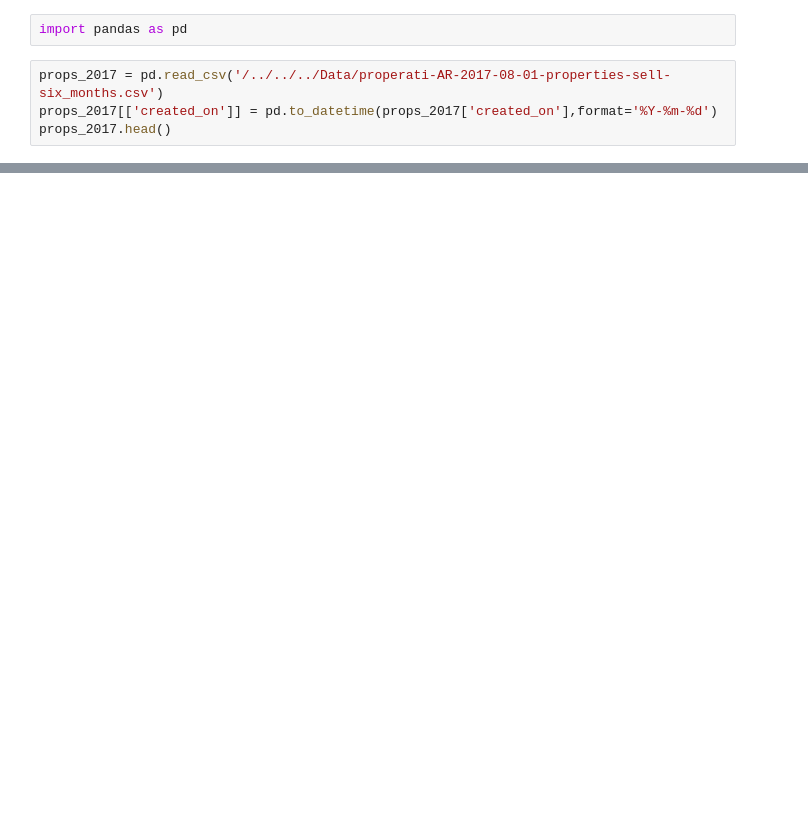
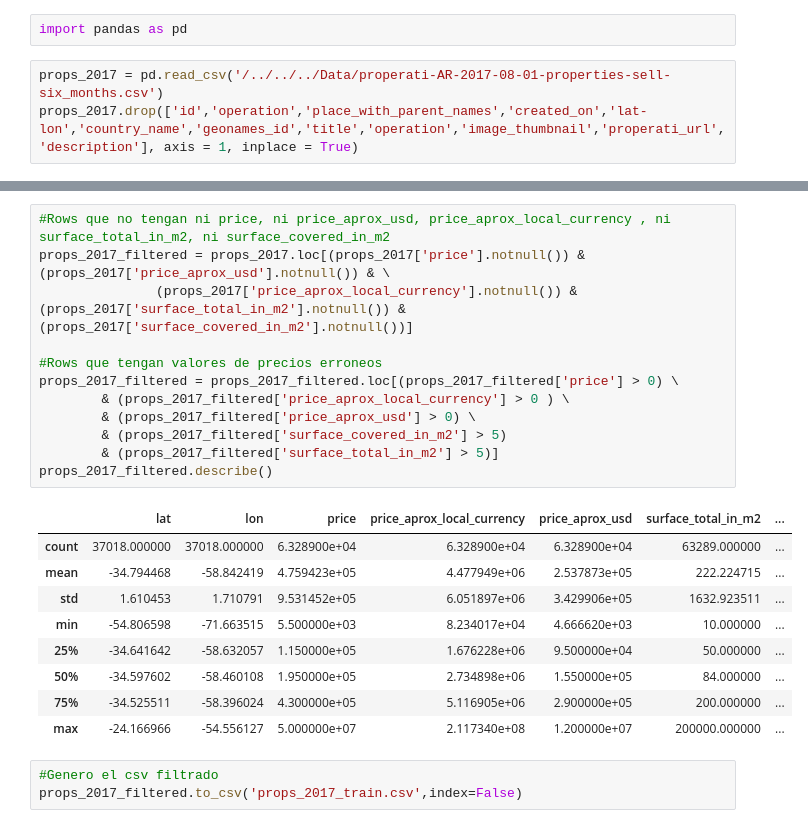
Before and after one commit to BrigliaAn/Properati-Machine-Learing, a Jupyter notebook: Filtrar y generar csvs.ipynb, the cells around one changed output, grey strips where cells are left out. Saved outputs shown, nothing was run; the diff lists cells and outputs as text; blank space fills up the shorter version.

```diff
--- a/Filtrar y generar csvs.ipynb
+++ b/Filtrar y generar csvs.ipynb
@@ -2,5 +2,4 @@
 import pandas as pd
 # %%
 props_2017 = pd.read_csv('/../../../Data/properati-AR-2017-08-01-properties-sell-six_months.csv')
-props_2017[['created_on']] = pd.to_datetime(props_2017['created_on'],format='%Y-%m-%d')
-props_2017.head()
+props_2017.drop(['id','operation','place_with_parent_names','created_on','lat-lon','country_name','geonames_id','title','operation','image_thumbnail','properati_url','description'], axis = 1, inplace = True)
@@ -14,0 +6,25 @@ props_2017.head()
+# %%
+#Rows que no tengan ni price, ni price_aprox_usd, price_aprox_local_currency , ni surface_total_in_m2, ni surface_covered_in_m2
+props_2017_filtered = props_2017.loc[(props_2017['price'].notnull()) & (props_2017['price_aprox_usd'].notnull()) & \
+               (props_2017['price_aprox_local_currency'].notnull()) & (props_2017['surface_total_in_m2'].notnull()) & (props_2017['surface_covered_in_m2'].notnull())]
+
+#Rows que tengan valores de precios erroneos
+props_2017_filtered = props_2017_filtered.loc[(props_2017_filtered['price'] > 0) \
+        & (props_2017_filtered['price_aprox_local_currency'] > 0 ) \
+        & (props_2017_filtered['price_aprox_usd'] > 0) \
+        & (props_2017_filtered['surface_covered_in_m2'] > 5)
+        & (props_2017_filtered['surface_total_in_m2'] > 5)]
+props_2017_filtered.describe()
+# %% [output]
+|  | lat | lon | price | price_aprox_local_currency | price_aprox_usd | surface_total_in_m2 | ... |
+| count | 37018.000000 | 37018.000000 | 6.328900e+04 | 6.328900e+04 | 6.328900e+04 | 63289.000000 | ... |
+| mean | -34.794468 | -58.842419 | 4.759423e+05 | 4.477949e+06 | 2.537873e+05 | 222.224715 | ... |
+| std | 1.610453 | 1.710791 | 9.531452e+05 | 6.051897e+06 | 3.429906e+05 | 1632.923511 | ... |
+| min | -54.806598 | -71.663515 | 5.500000e+03 | 8.234017e+04 | 4.666620e+03 | 10.000000 | ... |
+| 25% | -34.641642 | -58.632057 | 1.150000e+05 | 1.676228e+06 | 9.500000e+04 | 50.000000 | ... |
+| 50% | -34.597602 | -58.460108 | 1.950000e+05 | 2.734898e+06 | 1.550000e+05 | 84.000000 | ... |
+| 75% | -34.525511 | -58.396024 | 4.300000e+05 | 5.116905e+06 | 2.900000e+05 | 200.000000 | ... |
+| max | -24.166966 | -54.556127 | 5.000000e+07 | 2.117340e+08 | 1.200000e+07 | 200000.000000 | ... |
+# %%
+#Genero el csv filtrado
+props_2017_filtered.to_csv('props_2017_train.csv',index=False)
```
Also changed, not shown: parts of 21 cells of this notebook, 2 other files.
